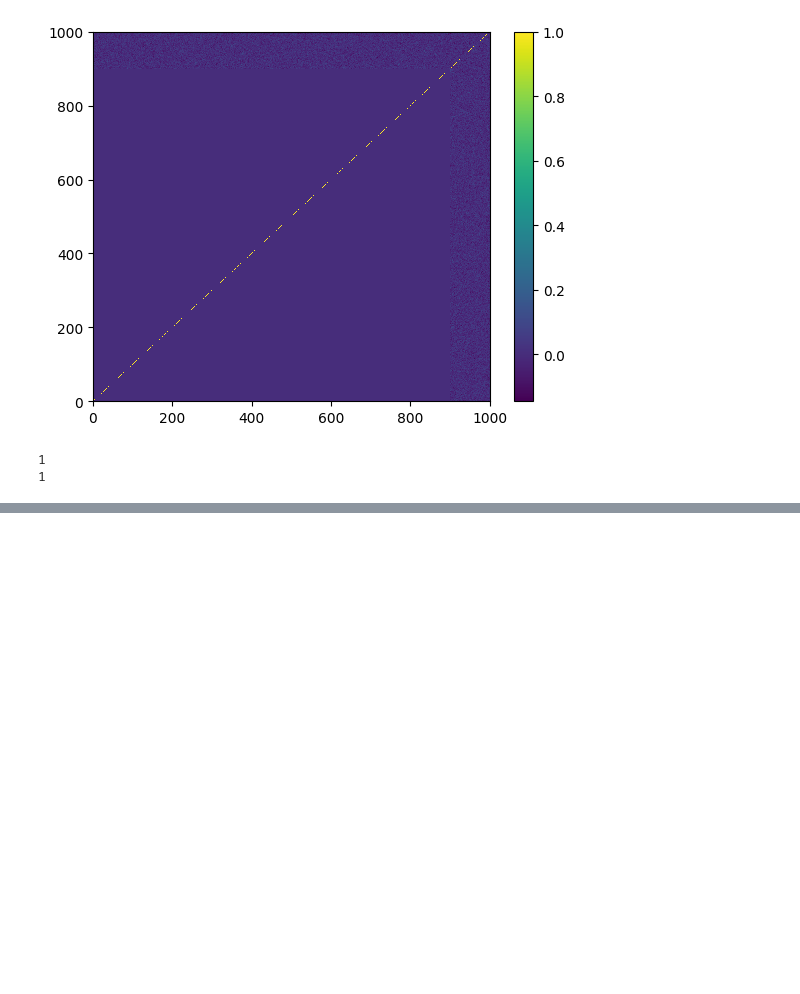
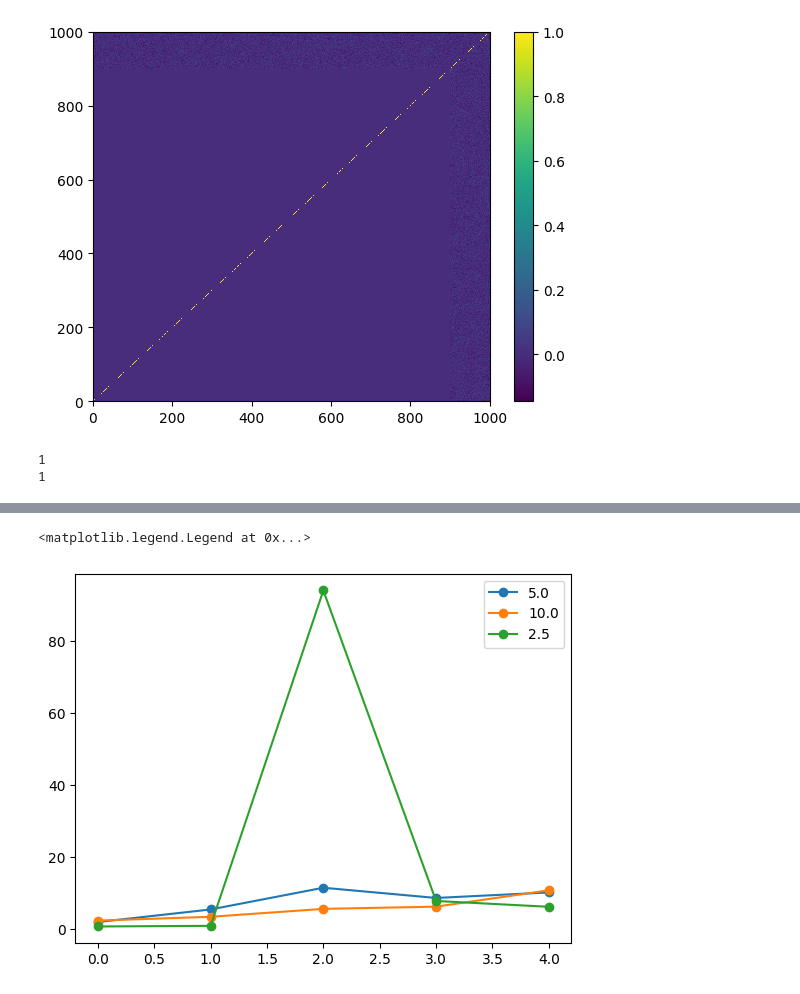
Before and after one commit to wormLove/DCNet, a Jupyter notebook: DCNet_Pytorch.ipynb, the cells around one changed output, grey strips where cells are left out. Cells and saved outputs as stored; diff of their text form; code cells hidden in the pictures; blank space fills up the shorter version.

```diff
--- a/DCNet_Pytorch.ipynb
+++ b/DCNet_Pytorch.ipynb
@@ -533,0 +543,7 @@ tensor([[1.2338, 0.8993, 1.2791, 1.3147, 0.9408],
+# %%
+for k, v in ErrorDict.items():
+    None if k <= 2 else plt.plot(0.01*torch.mean(v, dim=0), label=str(k), marker='o')
+plt.legend()
+# %% [output]
+<matplotlib.legend.Legend at 0x...>
+[figure, added]
```
Also changed, not shown: parts of 8 cells of this notebook.
